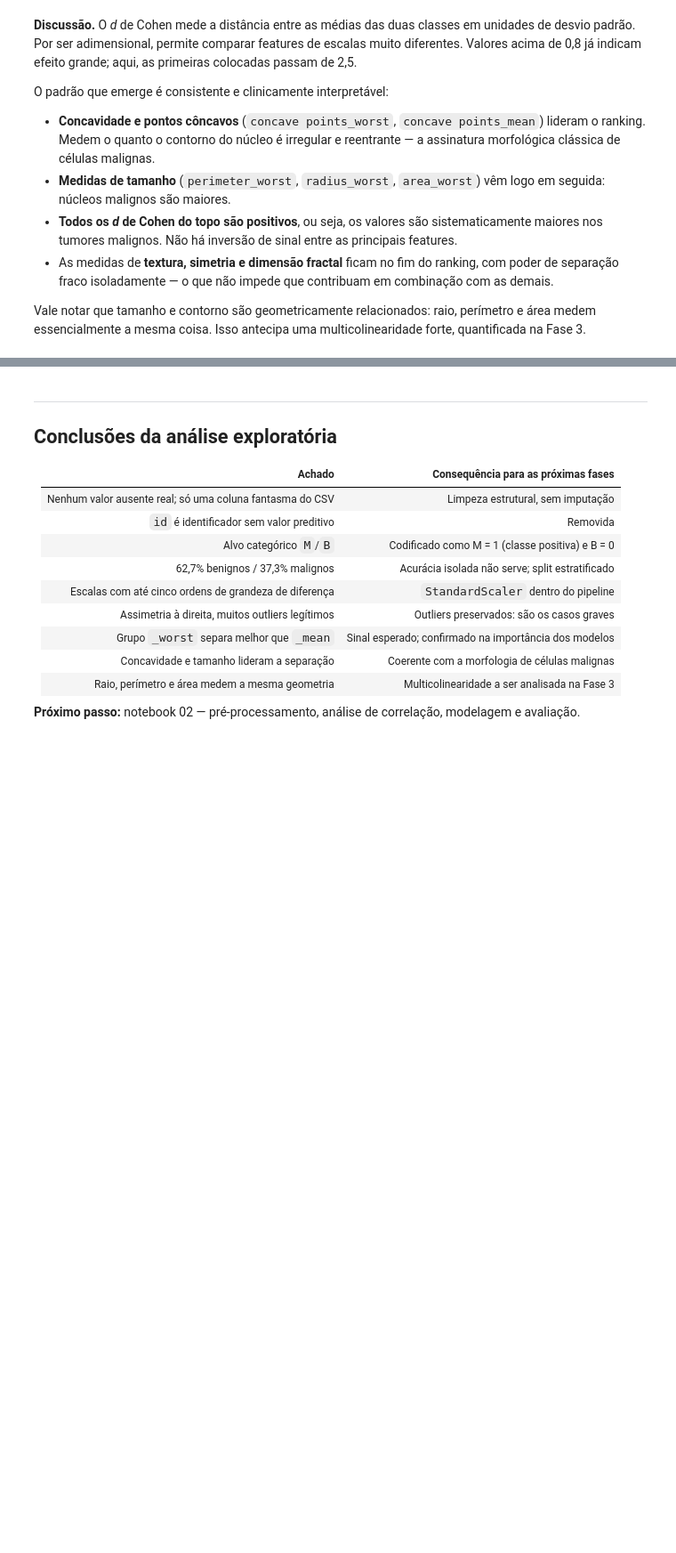
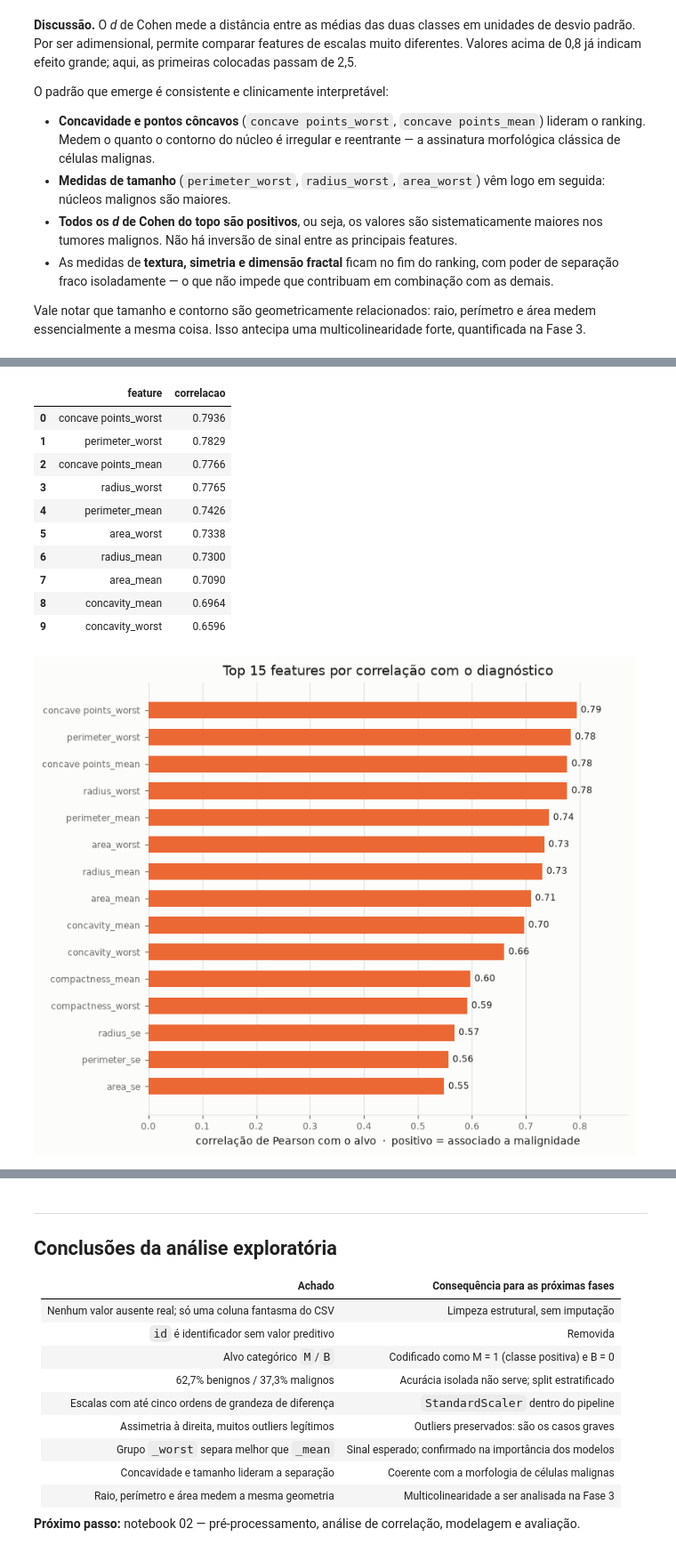
Before and after one commit to gustavofks/ML-breast-cancer, a Jupyter notebook: notebooks/01_exploratory_analysis.ipynb, the cells around one changed output, grey strips where cells are left out. Shown at 89% size. Cells and saved outputs as stored; diff of their text form; code cells hidden in the pictures; blank space fills up the shorter version.

```diff
--- a/notebooks/01_exploratory_analysis.ipynb
+++ b/notebooks/01_exploratory_analysis.ipynb
@@ -252,0 +306,17 @@ essencialmente a mesma coisa. Isso antecipa uma multicolinearidade forte, quanti
+# %%
+correlacao_alvo = eda.correlation_with_target(X, y)
+display(correlacao_alvo.head(10))
+eda.plot_target_correlation(X, y);
+# %% [output]
+|  | feature | correlacao |
+| 0 | concave points_worst | 0.7936 |
+| 1 | perimeter_worst | 0.7829 |
+| 2 | concave points_mean | 0.7766 |
+| 3 | radius_worst | 0.7765 |
+| 4 | perimeter_mean | 0.7426 |
+| 5 | area_worst | 0.7338 |
+| 6 | radius_mean | 0.7300 |
+| 7 | area_mean | 0.7090 |
+| 8 | concavity_mean | 0.6964 |
+| 9 | concavity_worst | 0.6596 |
+[figure, added]
```
Also changed, not shown: parts of 11 cells of this notebook, 7 other files.
